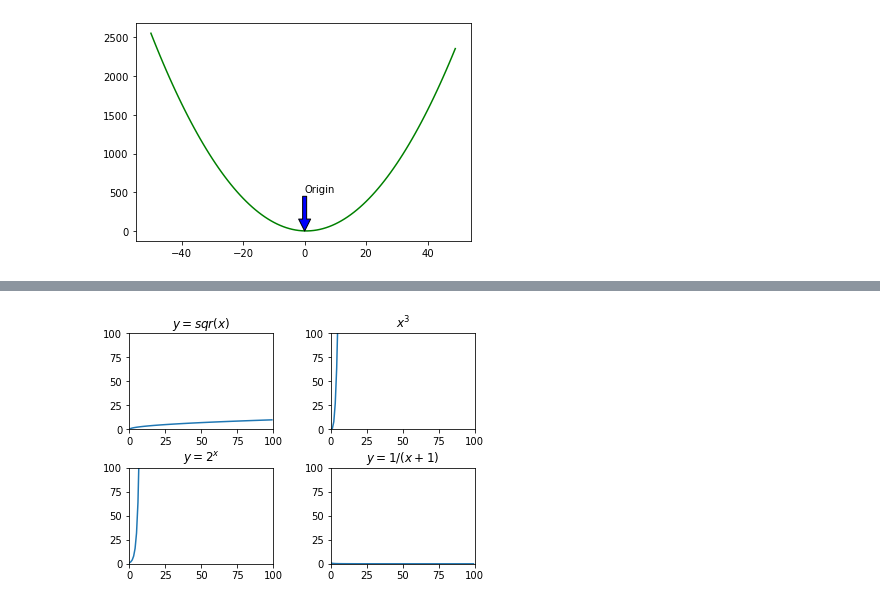
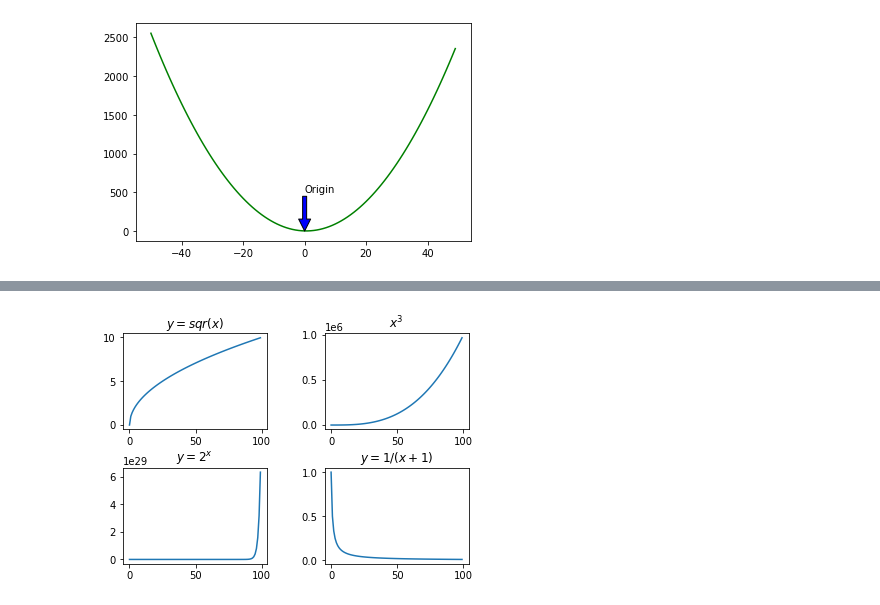
Before and after one commit to richie-p-meyer/numpy-pandas-visualization-exercises, a Jupyter notebook: matplotlib_exercises.ipynb, the cells around one changed output, grey strips where cells are left out. Cells and saved outputs as stored; diff of their text form; code cells hidden in the pictures.

```diff
--- a/matplotlib_exercises.ipynb
+++ b/matplotlib_exercises.ipynb
@@ -16,35 +40,31 @@ plt.show()
 # %%
 x = range(0,100)
 
 plt.subplot(221)
 plt.plot(x, [xx**.5 for xx in x])
 plt.title('$y=sqr(x)$')
-plt.xlim(0,100)
-plt.ylim(0,100)
+
 
 plt.subplot(222)
 plt.plot(x, [xx**3 for xx in x])
 plt.title('$x^3$')
-plt.xlim(0,100)
-plt.ylim(0,100)
+
 
 plt.subplot(223)
 plt.plot(x, [2**xx for xx in x])
 plt.title('$y=2^x$')
-plt.xlim(0,100)
-plt.ylim(0,100)
+
 
 plt.subplot(224)
 plt.plot(x, [1/(xx+1) for xx in x])
 plt.title('$y=1/(x+1)$')
-plt.xlim(0,100)
-plt.ylim(0,100)
+
 
 plt.subplots_adjust(left=0.1,
                     bottom=0.1,
                     right=0.9,
                     top=0.9,
                     wspace=0.4,
                     hspace=0.4)
 # %% [output]
-[figure, old version]
+[figure, new version]
```
Also changed, not shown: parts of 5 cells of this notebook, 3 other files.
